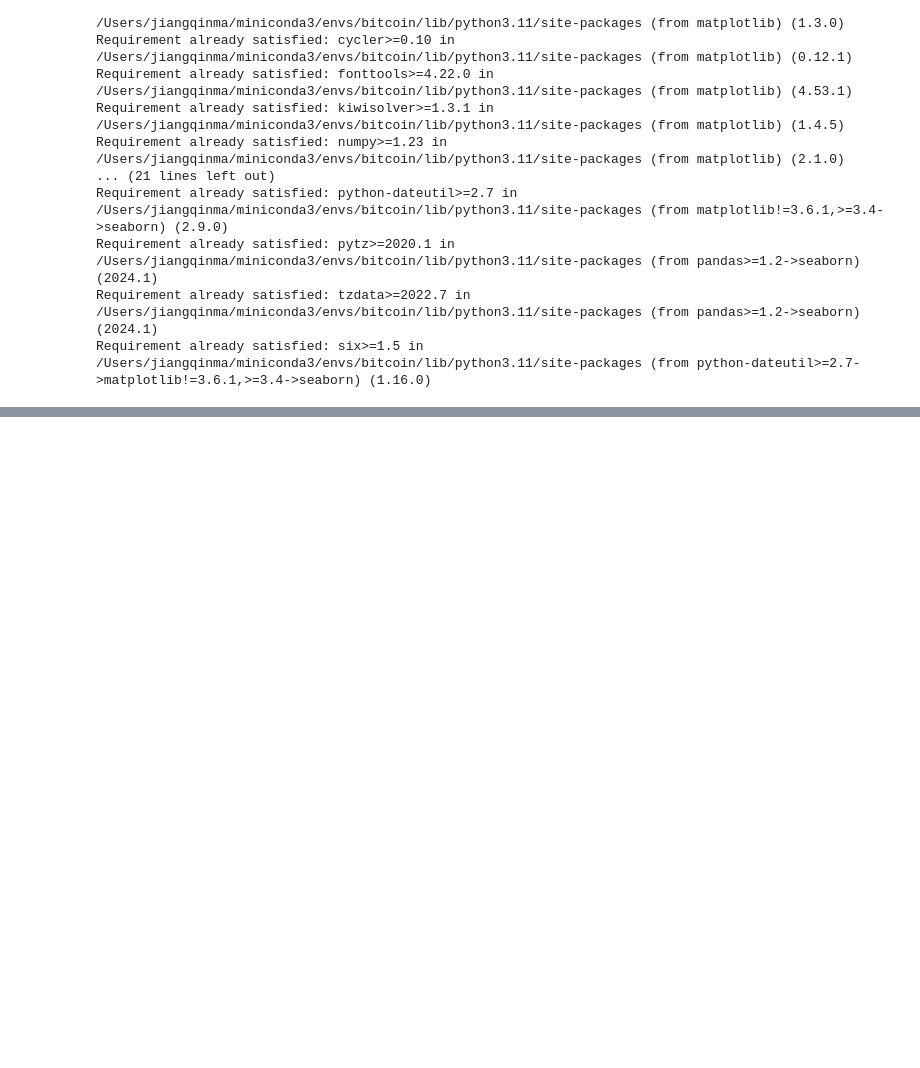
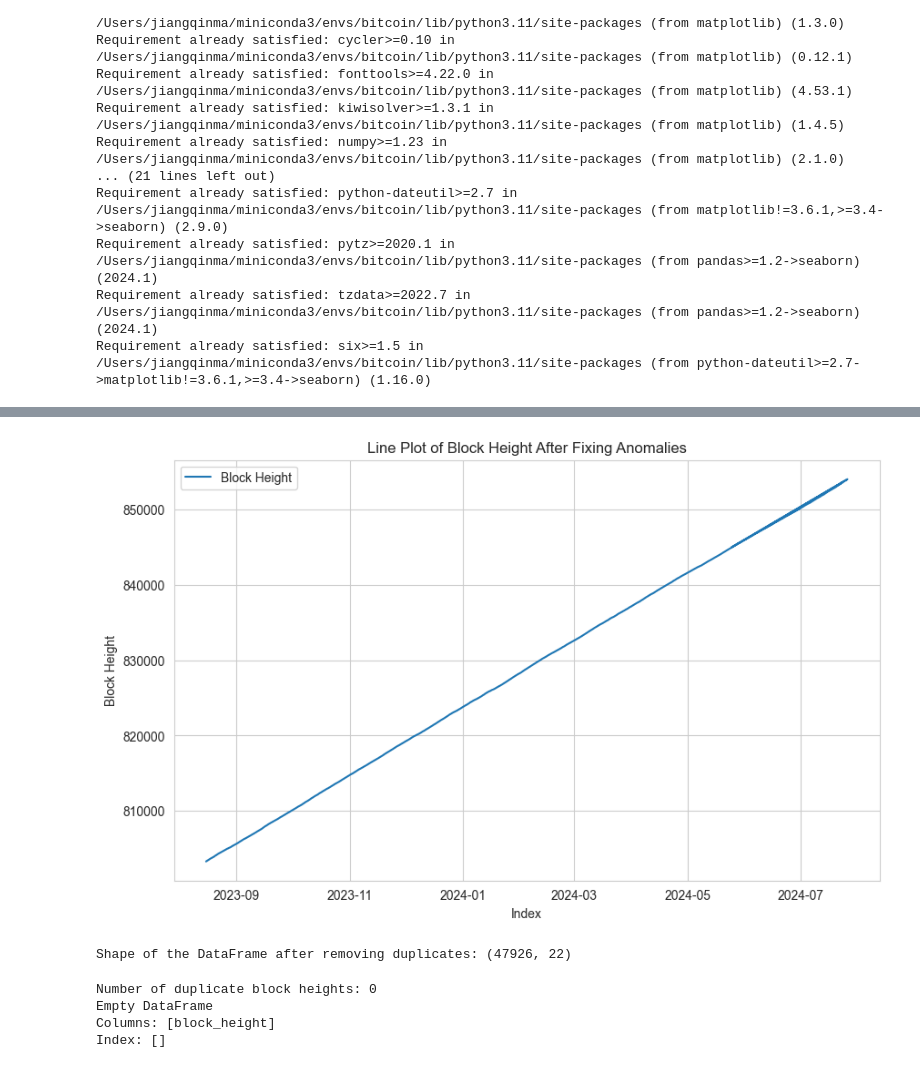
Before and after one commit to majiangqin/bitcoin, a Jupyter notebook: EDA.ipynb, the cells around one changed output, grey strips where cells are left out. Cells and saved outputs as stored; diff of their text form; code cells hidden in the pictures; blank space fills up the shorter version.

```diff
--- a/EDA.ipynb
+++ b/EDA.ipynb
@@ -206,0 +211,34 @@ Final data shape: (7300, 21)
+# %%
+# Remove rows with invalid block_time
+df_cleaned = df_cleaned[df_cleaned.index != '1970-01-01']
+# %%
+# Visualize the cleaned block_height
+plt.figure(figsize=(10, 6))
+plt.plot(df_cleaned['block_height'], label='Block Height')
+plt.title("Line Plot of Block Height After Fixing Anomalies")
+plt.xlabel("Index")
+plt.ylabel("Block Height")
+plt.legend()
+plt.show()
+# %% [output]
+[figure, added]
+# %%
+# Remove duplicate block_height values and keep only the first occurrence
+df_cleaned = df_cleaned.drop_duplicates(subset=['block_height'], keep='first')
+
+# Print the shape of the DataFrame after removing duplicates
+print(f"Shape of the DataFrame after removing duplicates: {df_cleaned_no_duplicates.shape}")
+# %% [output]
+Shape of the DataFrame after removing duplicates: (47926, 22)
+# %%
+# Check for duplicate values in the block_height column
+duplicate_block_heights = df_cleaned[df_cleaned['block_height'].duplicated(keep=False)]
+
+# Print the duplicate block heights
+print(f"Number of duplicate block heights: {len(duplicate_block_heights)}")
+print(duplicate_block_heights[['block_height']])
+# %% [output]
+Number of duplicate block heights: 0
+Empty DataFrame
+Columns: [block_height]
+Index: []
```
Also changed, not shown: parts of 29 cells of this notebook, 1 other file.
